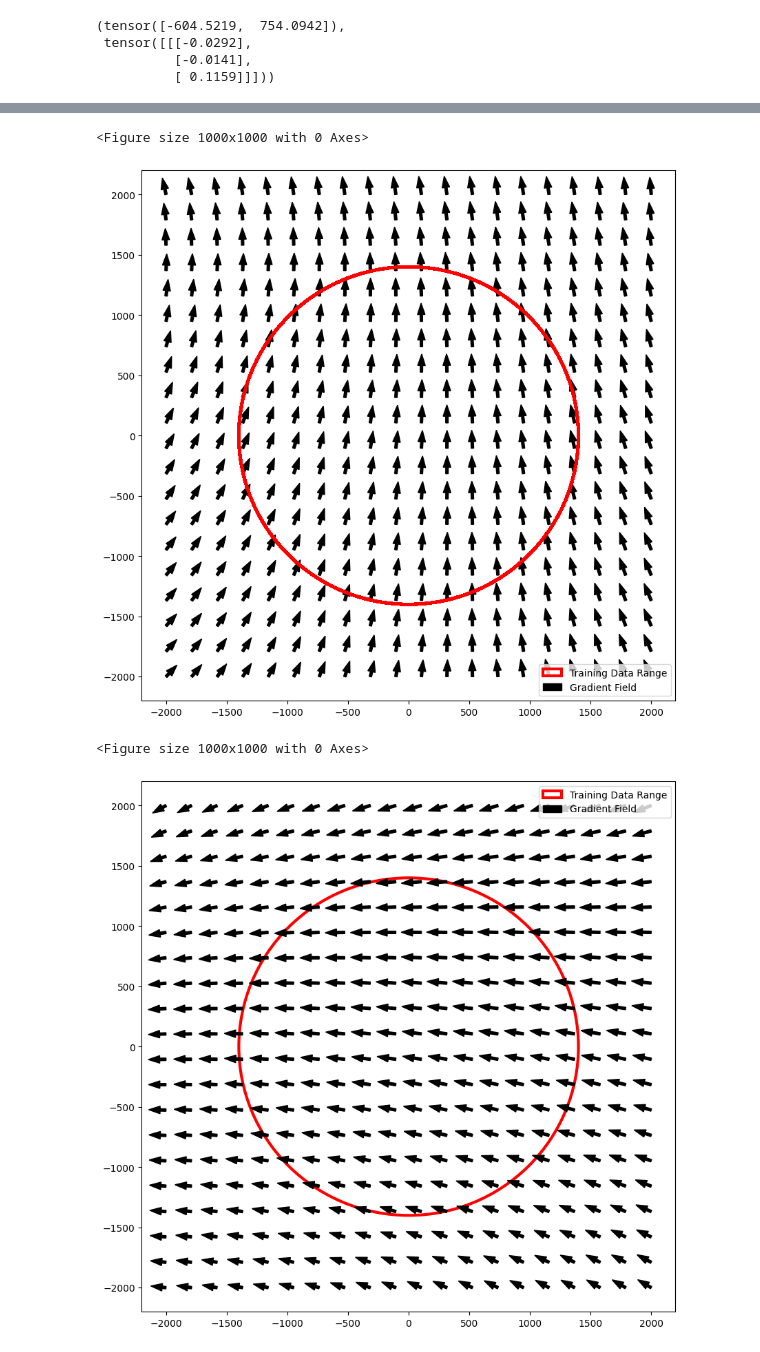
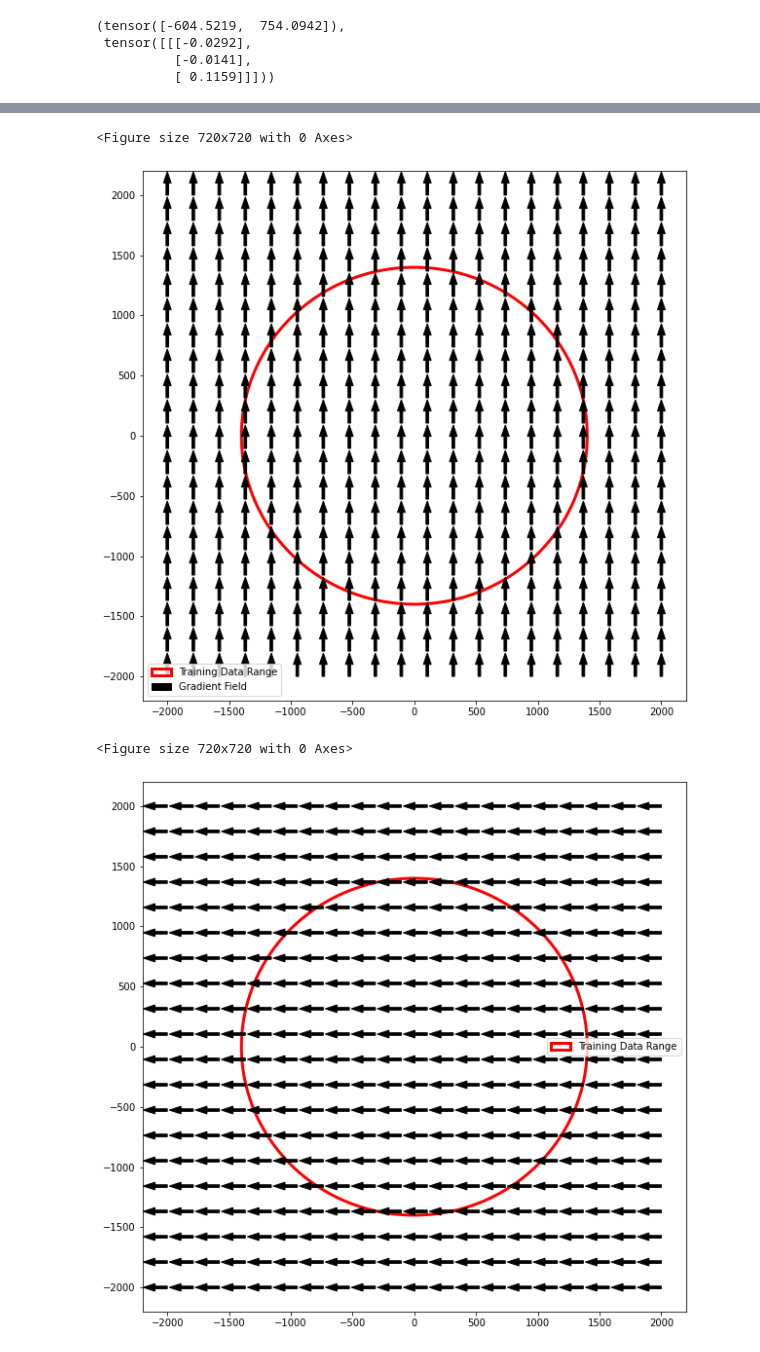
Before and after one commit to terry97-guel/KINN, a Jupyter notebook: code/control/fk_check.ipynb, the cells around one changed output, grey strips where cells are left out. Cells and saved outputs as stored; diff of their text form; code cells hidden in the pictures.

Commit message:
update plotting

```diff
--- a/code/control/fk_check.ipynb
+++ b/code/control/fk_check.ipynb
@@ -272,17 +436,5 @@ array([-0.00143631,  0.02658996,  0.11809335], dtype=float32)
 # %%
-from jacobian import jacobian
-from functools import partial
-
-def forward_soro(soro,actuation):
-    ps = soro(actuation)
-    pos_EE = ps[:,-1,0:2,0]
-
-    return pos_EE
-
-# plot jacobian field
-
-scale = 2e6
-# scale = 1e5
+# Grund Truth Jacobian field
 
 x = torch.linspace(-2000, 2000, 20)
 y = torch.linspace(-2000, 2000, 20)
@@ -290,51 +442,37 @@ grid_x, grid_y = torch.meshgrid(x, y, indexing='ij')
 
 fig = plt.figure(figsize=(10,10))
 fig, ax = plt.subplots(figsize=(10,10))
-
 # plot range of training data
 circle=plt.Circle((0,0),1400, linewidth=3, edgecolor='r', facecolor='none', label="Training Data Range")
 ax.add_patch(circle)
 plt.arrow(x,y, 0,0, color='k', alpha=1, width=0, label='Gradient Field')
 
 for (x,y) in zip(grid_x.flatten(), grid_y.flatten()):
-    actuation = torch.FloatTensor([x,y]).reshape(1,-1)
-    jac, pos_EE = jacobian(partial(forward_soro,model), actuation)
-    jac_act1 = jac[0,:,0,0] * scale
+    plt.arrow(x,y, 0, 100, color='k', alpha=1, width=21)
 
-    # plot range of training data
-    circle=plt.Circle((0,0),1400, linewidth=3, edgecolor='r', facecolor='none')
-    ax.add_patch(circle)
 
-    # plot field
-    ax.arrow(x,y, jac_act1[0], jac_act1[1], color='k', alpha=1, width=21)
     plt.xlim(-2200, 2200)
     plt.ylim(-2200, 2200)
+
 ax.legend()
 plt.show()
 
 fig = plt.figure(figsize=(10,10))
 fig, ax = plt.subplots(figsize=(10,10))
-
 # plot range of training data
 circle=plt.Circle((0,0),1400, linewidth=3, edgecolor='r', facecolor='none', label="Training Data Range")
 ax.add_patch(circle)
-plt.arrow(x,y, 0,0, color='k', alpha=1, width=0, label='Gradient Field')
 
 for (x,y) in zip(grid_x.flatten(), grid_y.flatten()):
-    actuation = torch.FloatTensor([x,y]).reshape(1,-1)
-    jac, pos_EE = jacobian(partial(forward_soro,model), actuation)
-    jac_act2 = jac[0,:,0,1] * scale
+    plt.arrow(x,y, -100, 0, color='k', alpha=1, width=21)
 
-
-    # plot field
-    plt.arrow(x,y, jac_act2[0], jac_act2[1], color='k', alpha=1, width=21)
     plt.xlim(-2200, 2200)
     plt.ylim(-2200, 2200)
 
 ax.legend()
 plt.show()
 # %% [output]
-<Figure size 1000x1000 with 0 Axes>
+<Figure size 720x720 with 0 Axes>
-[figure, old version]
+[figure, new version]
-<Figure size 1000x1000 with 0 Axes>
+<Figure size 720x720 with 0 Axes>
-[figure, old version]
+[figure, new version]
```
Also changed, not shown: parts of 12 cells of this notebook, 3 other files.
